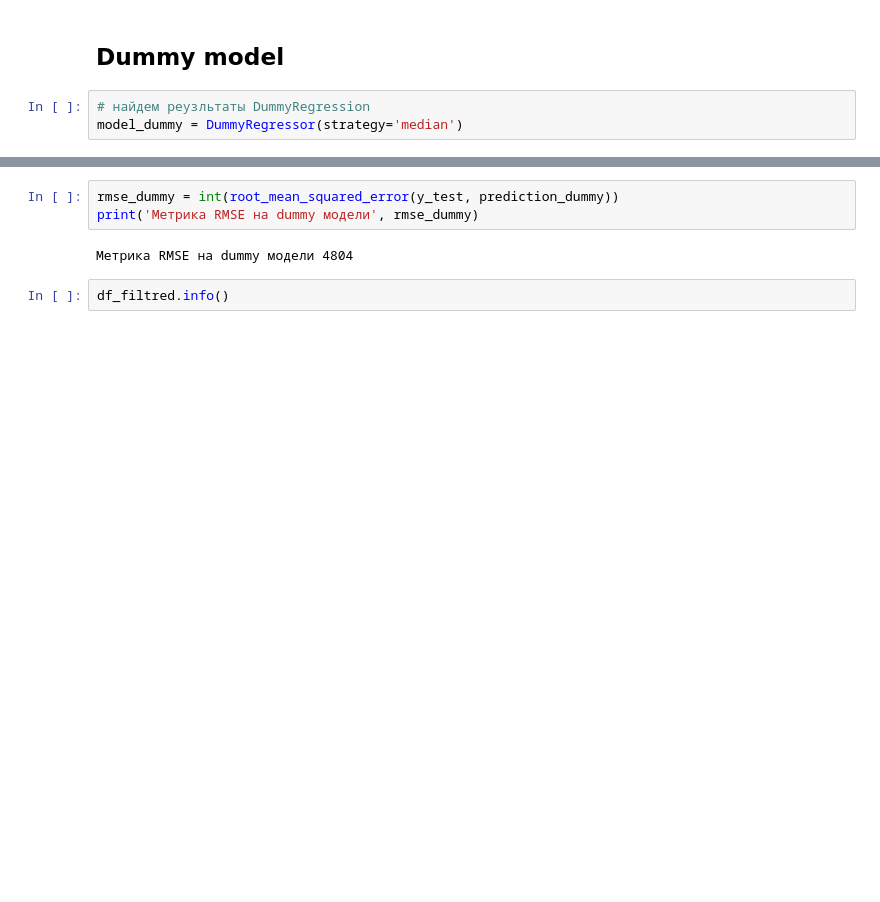
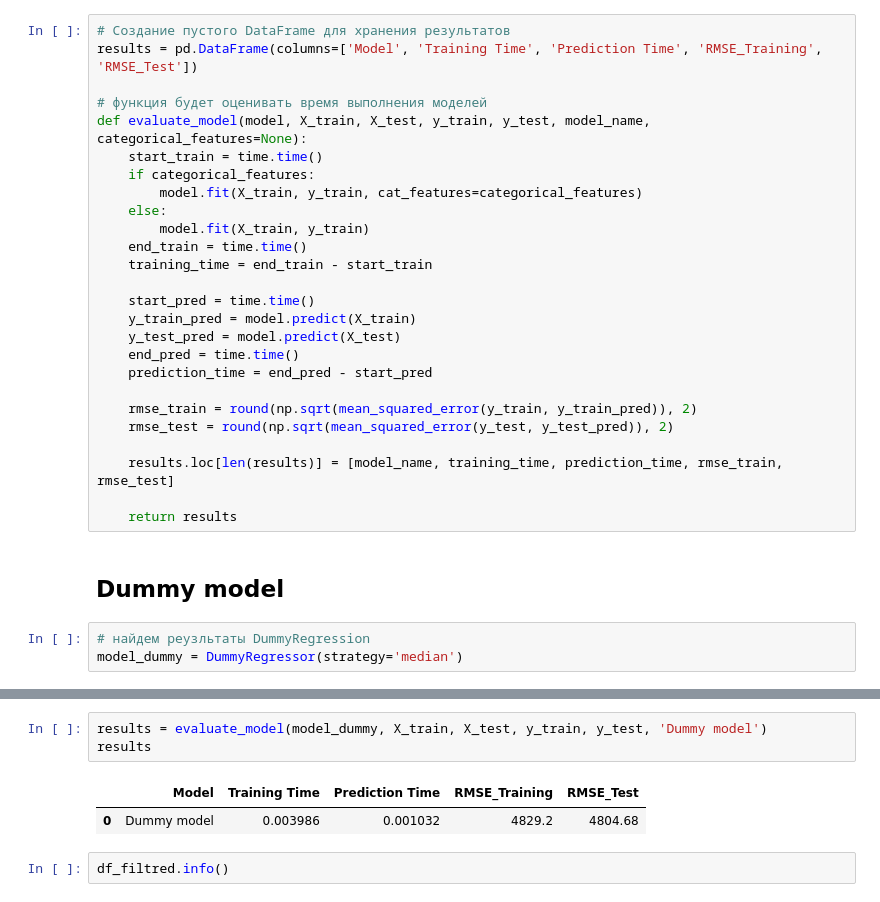
Before and after one commit to olipalol/YP_ml_learning, a Jupyter notebook: numerical_methods.ipynb, the cells around one changed output, grey strips where cells are left out. Cells and saved outputs as stored; diff of their text form; blank space fills up the shorter version.

```diff
--- a/numerical_methods.ipynb
+++ b/numerical_methods.ipynb
@@ -756,6 +755,32 @@ X_train, X_test, y_train, y_test = train_test_split(
     test_size=.2,
     random_state=RANDOM_STATE
 )
+# %%
+# Создание пустого DataFrame для хранения результатов
+results = pd.DataFrame(columns=['Model', 'Training Time', 'Prediction Time', 'RMSE_Training', 'RMSE_Test'])
+
+# функция будет оценивать время выполнения моделей
+def evaluate_model(model, X_train, X_test, y_train, y_test, model_name, categorical_features=None):
+    start_train = time.time()
+    if categorical_features:
+        model.fit(X_train, y_train, cat_features=categorical_features)
+    else:
+        model.fit(X_train, y_train)
+    end_train = time.time()
+    training_time = end_train - start_train
+
+    start_pred = time.time()
+    y_train_pred = model.predict(X_train)
+    y_test_pred = model.predict(X_test)
+    end_pred = time.time()
+    prediction_time = end_pred - start_pred
+
+    rmse_train = round(np.sqrt(mean_squared_error(y_train, y_train_pred)), 2)
+    rmse_test = round(np.sqrt(mean_squared_error(y_test, y_test_pred)), 2)
+
+    results.loc[len(results)] = [model_name, training_time, prediction_time, rmse_train, rmse_test]
+
+    return results
 # %% [markdown]
 ## Dummy model
 # %%
@@ -775,8 +789,9 @@ Wall time: 499 µs
-# %%
-rmse_dummy = int(root_mean_squared_error(y_test, prediction_dummy))
-print('Метрика RMSE на dummy модели', rmse_dummy)
-# %% [output]
-Метрика RMSE на dummy модели 4804
+# %%
+results = evaluate_model(model_dummy, X_train, X_test, y_train, y_test, 'Dummy model')
+results
+# %% [output]
+|  | Model | Training Time | Prediction Time | RMSE_Training | RMSE_Test |
+| 0 | Dummy model | 0.003986 | 0.001032 | 4829.2 | 4804.68 |
 # %%
 df_filtred.info()
 # %% [output]
```
Also changed, not shown: parts of 26 cells of this notebook, 20 other files.
